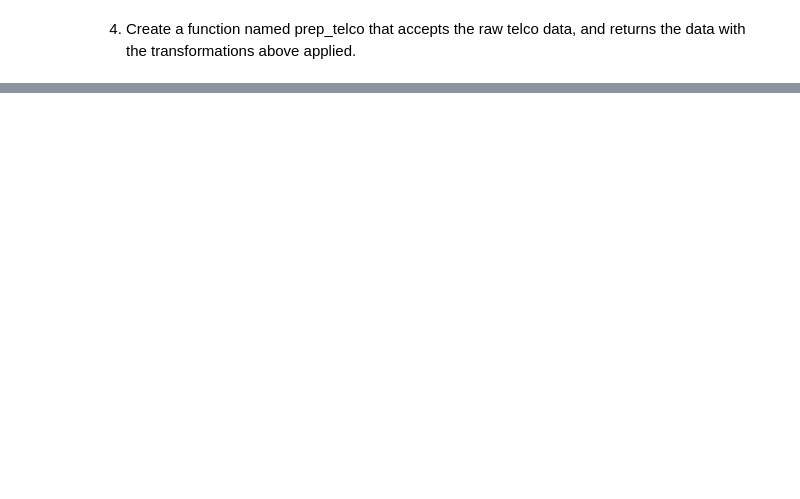
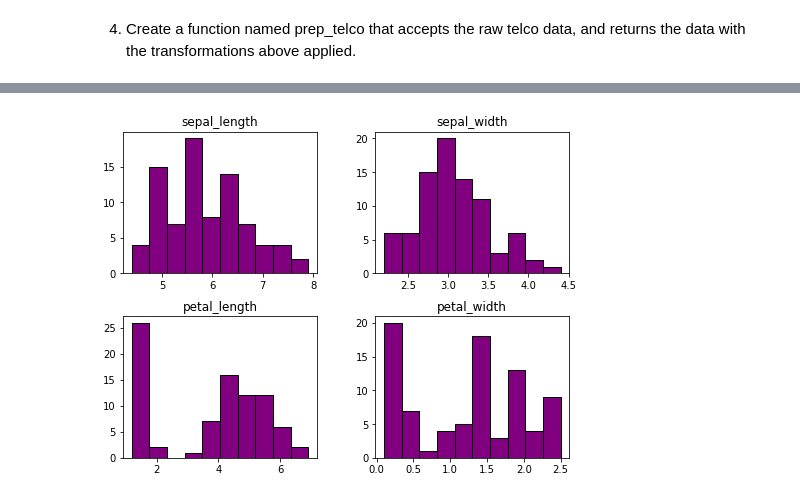
Before and after one commit to chloerwhitaker/classification-exercises, a Jupyter notebook: classification_exercises.ipynb, the cells around one changed output, grey strips where cells are left out. Cells and saved outputs as stored; diff of their text form; code cells hidden in the pictures; blank space fills up the shorter version.

```diff
--- a/classification_exercises.ipynb
+++ b/classification_exercises.ipynb
@@ -294,10 +298,2 @@ iris_df.head()
 # %% [markdown]
 5. Create a function named prep_iris that accepts the untransformed iris data, and returns the data with the transformations above applied.
-# %%
-def prep_iris(iris_df):
-    cols_to_drop = ['species_id']
-    iris_df = iris_df.drop(columns=cols_to_drop)
-    iris_df = iris_df.rename(columns={'species_name' : 'species'})
-    dummy_df = pd.get_dummies(iris_df[['species']], dummy_na=False, drop_first=[True])
-    iris_df = pd.concat([iris_df, dummy_df], axis=1)
-    return iris_df
@@ -343,0 +300,8 @@ Test: (30, 7)
+# %%
+def prep_iris(iris_df):
+    cols_to_drop = ['species_id']
+    iris_df = iris_df.drop(columns=cols_to_drop)
+    iris_df = iris_df.rename(columns={'species_name' : 'species'})
+    dummy_df = pd.get_dummies(iris_df[['species']], dummy_na=False)
+    iris_df = pd.concat([iris_df, dummy_df], axis=1)
+    return iris_df
@@ -642,0 +874,2 @@ ValueError: Found input variables with inconsistent numbers of samples: [150, 70
+# %%
+train, test = train_test_split(iris_df, test_size = .2, random_state=123, stratify=iris_df.species)
@@ -642,0 +904,2 @@ ValueError: Found input variables with inconsistent numbers of samples: [150, 70
+# %%
+quan_vars = train[['sepal_length','sepal_width','petal_length','petal_width']]
@@ -642,0 +928,4 @@ ValueError: Found input variables with inconsistent numbers of samples: [150, 70
+# %%
+quan_vars.hist(figsize=(8,6), color='purple', edgecolor='black', grid=False);
+# %% [output]
+[figure, added]
```
Also changed, not shown: parts of 203 cells of this notebook.
